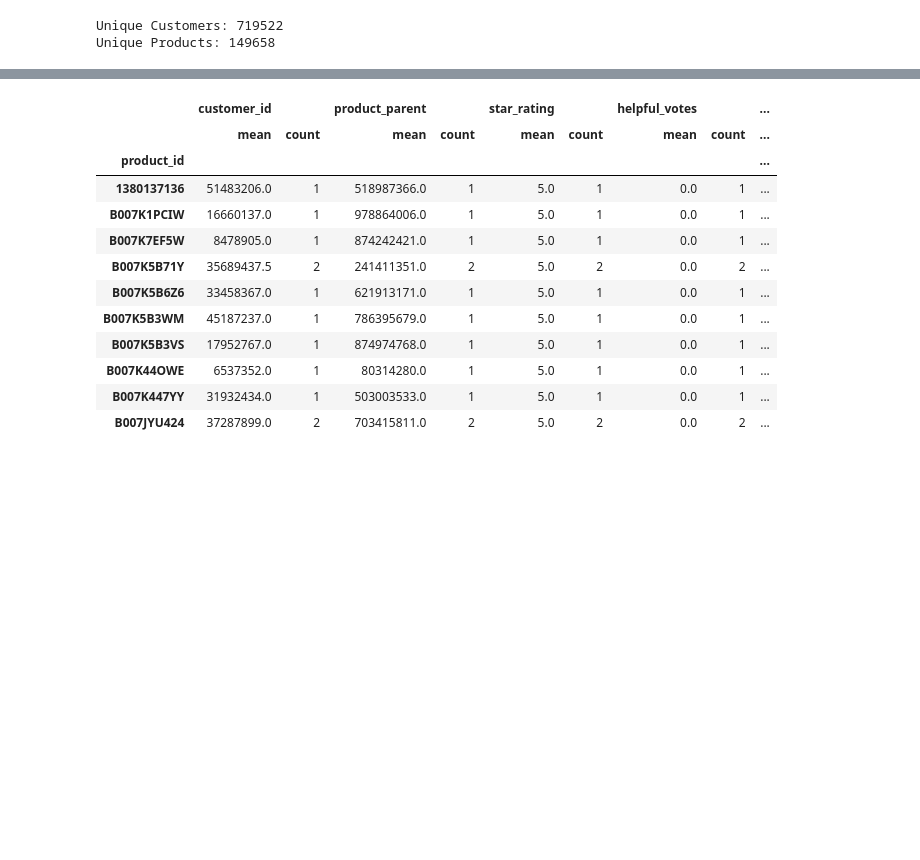
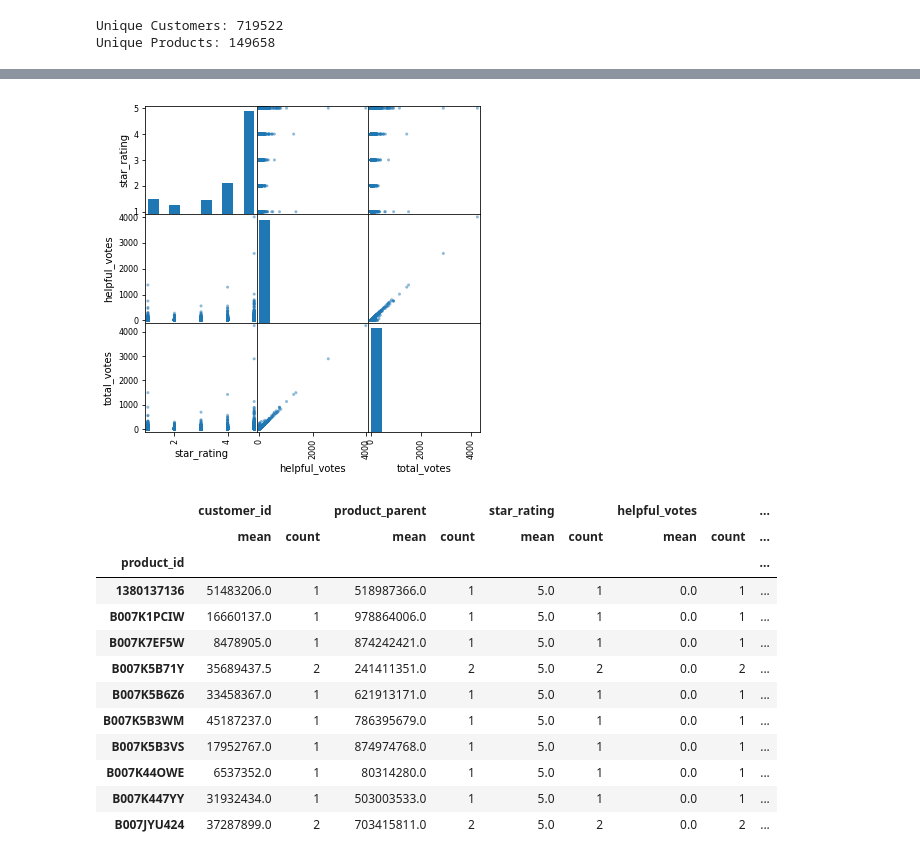
Before and after one commit to FraBle/uiuc_cs_498, a Jupyter notebook: Amazon Watches Reviews EDA.ipynb, the cells around one changed output, grey strips where cells are left out. Saved outputs shown, nothing was run; the diff lists cells and outputs as text; code cells hidden in the pictures; blank space fills up the shorter version.

```diff
--- a/Amazon Watches Reviews EDA.ipynb
+++ b/Amazon Watches Reviews EDA.ipynb
@@ -58,3 +77,9 @@ plt.show()
+# %%
+# this cell will take some time to run (plotting all values in correlation matrix)
+pd.plotting.scatter_matrix(df[['star_rating', 'helpful_votes', 'total_votes']], figsize=(6, 6))
+plt.show()
+# %% [output]
+[figure, added]
 # %%
 # top star_rating with no filter
 df.groupby('product_id').agg(['mean', 'count']).sort_values([('star_rating', 'mean')], ascending=False).head(10)
```
Also changed, not shown: parts of 13 cells of this notebook.
